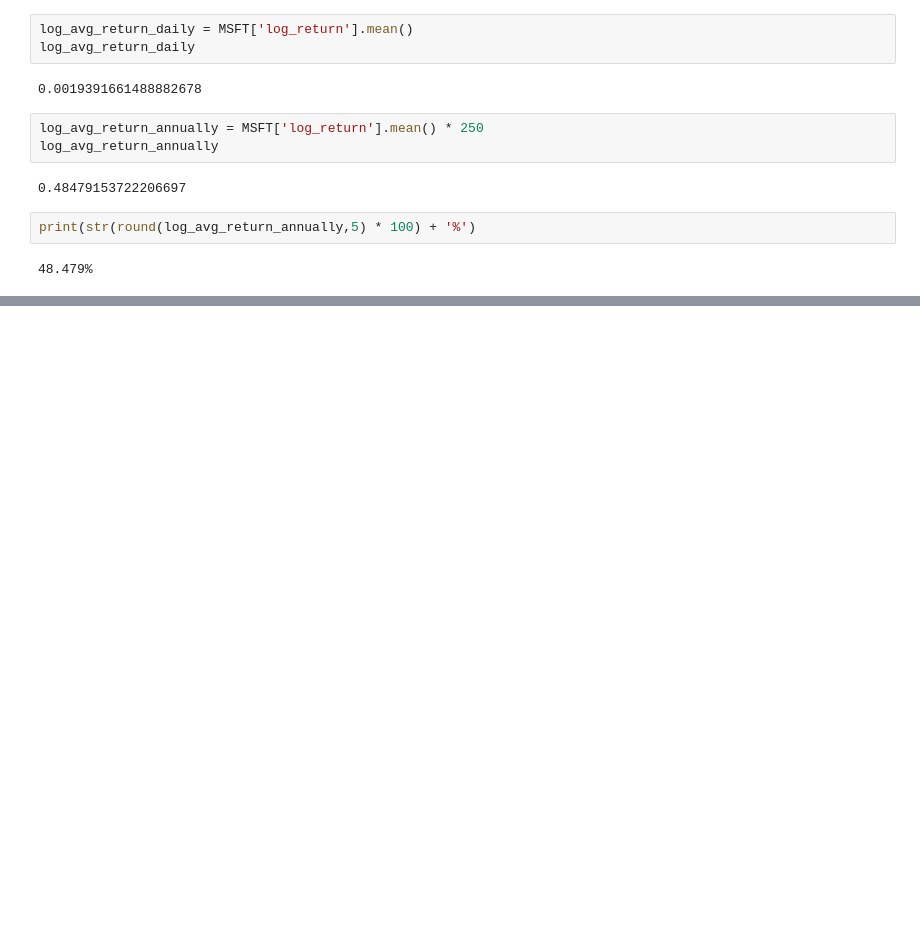
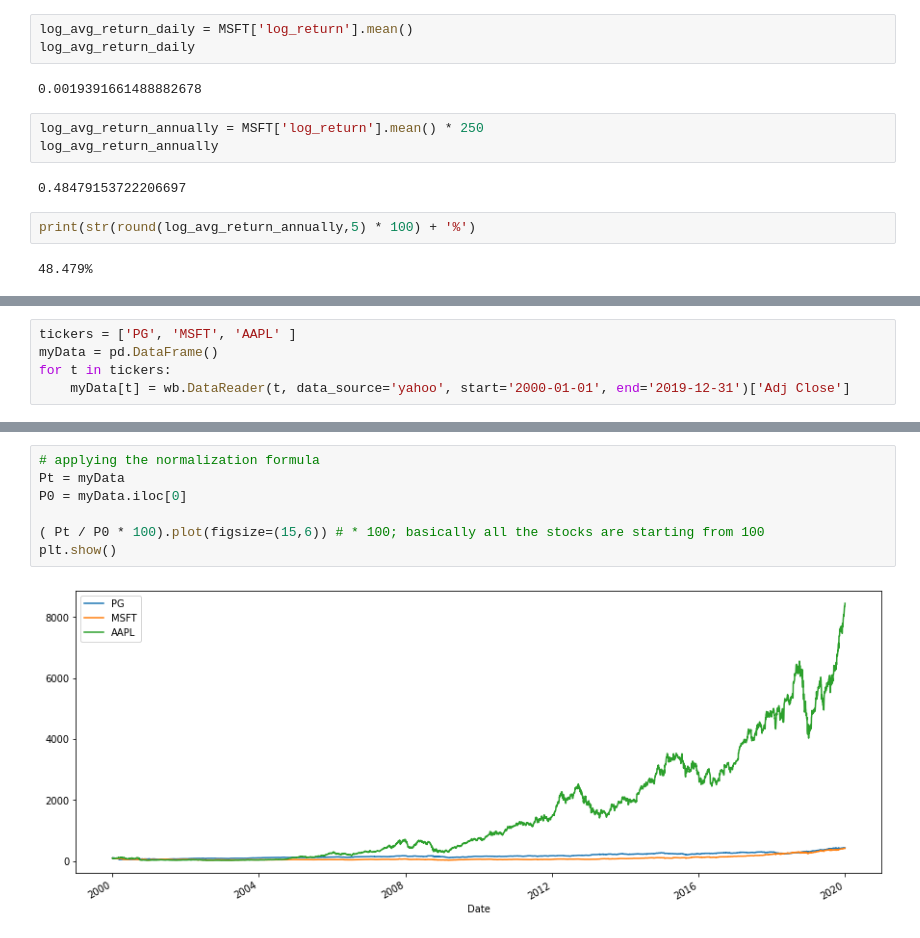
Before and after one commit to omeryesil/pyt-tutorials, a Jupyter notebook: pyt-in-finance/finance_calculating_rates_of_return.ipynb, the cells around one changed output, grey strips where cells are left out. Saved outputs shown, nothing was run; the diff lists cells and outputs as text; blank space fills up the shorter version.

```diff
--- a/pyt-in-finance/finance_calculating_rates_of_return.ipynb
+++ b/pyt-in-finance/finance_calculating_rates_of_return.ipynb
@@ -158,0 +170,5 @@ print(str(round(log_avg_return_annually,5) * 100) + '%')
+# %%
+tickers = ['PG', 'MSFT', 'AAPL' ]
+myData = pd.DataFrame()
+for t in tickers:
+    myData[t] = wb.DataReader(t, data_source='yahoo', start='2000-01-01', end='2019-12-31')['Adj Close']
@@ -158,0 +219,9 @@ print(str(round(log_avg_return_annually,5) * 100) + '%')
+# %%
+# applying the normalization formula
+Pt = myData
+P0 = myData.iloc[0]
+
+( Pt / P0 * 100).plot(figsize=(15,6)) # * 100; basically all the stocks are starting from 100
+plt.show()
+# %% [output]
+[figure, added]
```
Also changed, not shown: parts of 9 cells of this notebook, 1 other file.
